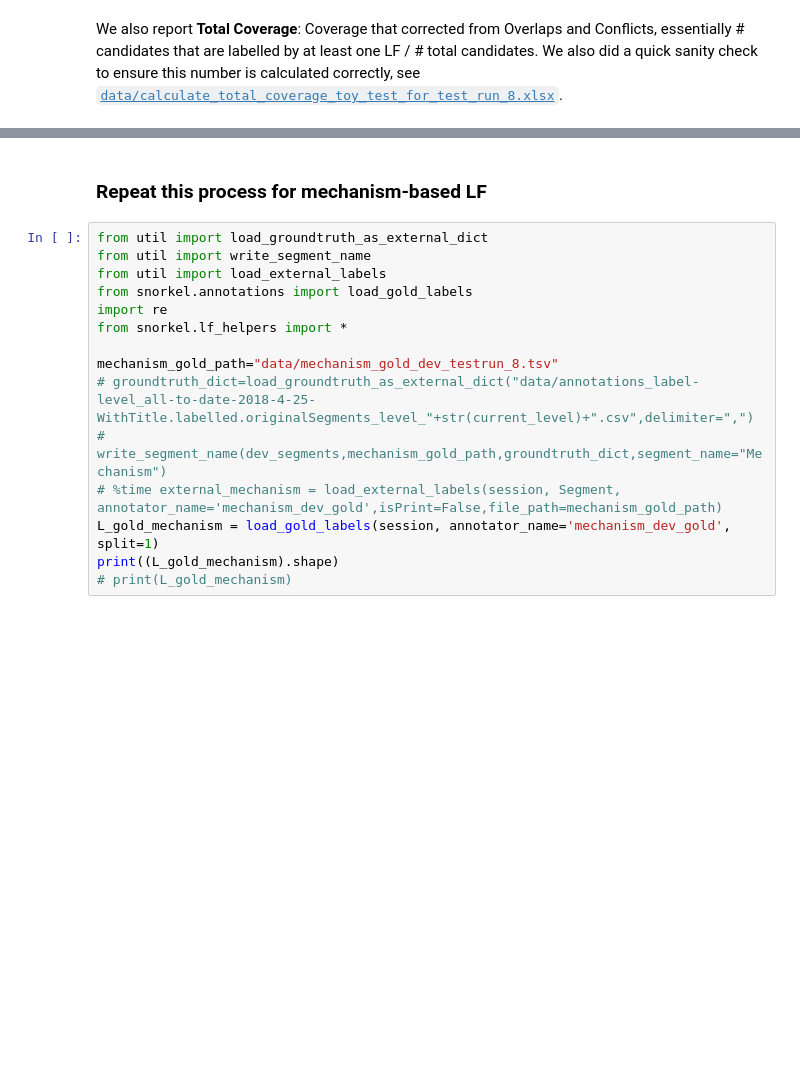
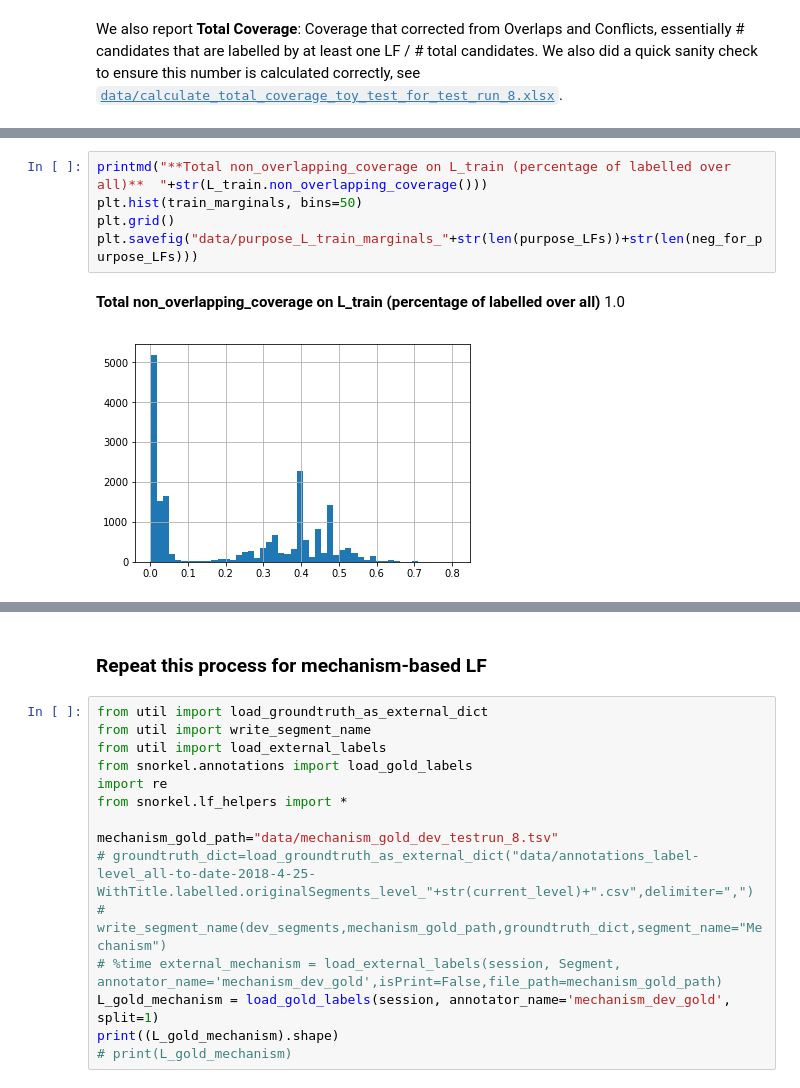
Before and after one commit to xeniaqian94/snorkel, a Jupyter notebook: abstractnet/testrun/Test_Run_9_Visualize the Capability of Generative Model .ipynb, the cells around one changed output, grey strips where cells are left out. Drawn from its saved outputs; the diff is of its cells as text; blank space fills up the shorter version.

Commit message:
update some purpose sample by GM

```diff
--- a/abstractnet/testrun/Test_Run_9_Visualize the Capability of Generative Model .ipynb
+++ b/abstractnet/testrun/Test_Run_9_Visualize the Capability of Generative Model .ipynb
@@ -231,0 +347,8 @@ NameError: name 'L_dev' is not defined
+# %%
+printmd("**Total non_overlapping_coverage on L_train (percentage of labelled over all)**  "+str(L_train.non_overlapping_coverage()))
+plt.hist(train_marginals, bins=50)
+plt.grid()
+plt.savefig("data/purpose_L_train_marginals_"+str(len(purpose_LFs))+str(len(neg_for_purpose_LFs)))
+# %% [output]
+**Total non_overlapping_coverage on L_train (percentage of labelled over all)**  1.0
+[figure, added]
```
Also changed, not shown: parts of 8 cells of this notebook, 9 other files.
